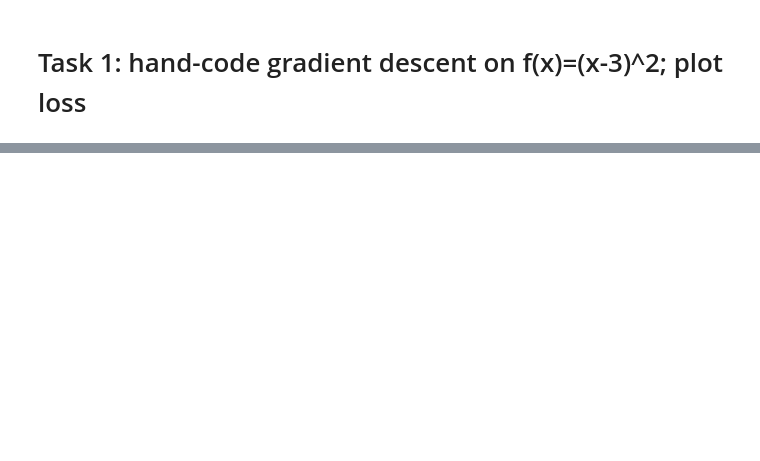
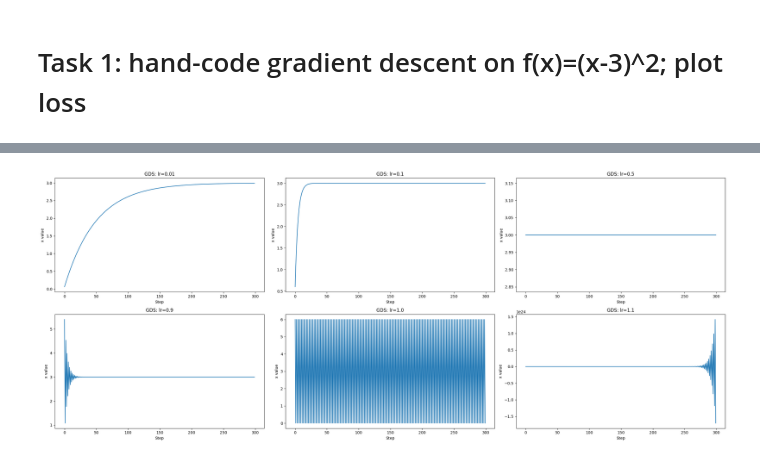
Before and after one commit to m3likaj/Learning-Amharic-OCR, a Jupyter notebook: notebooks/01_pytorch_basics.ipynb, the cells around one changed output, grey strips where cells are left out. Drawn from its saved outputs; the diff is of its cells as text; code cells hidden in the pictures; blank space fills up the shorter version.

```diff
--- a/notebooks/01_pytorch_basics.ipynb
+++ b/notebooks/01_pytorch_basics.ipynb
@@ -54,0 +89,5 @@ final x: 2.993002482996146
+# %%
+#seeing how x moves along
+plot_results(x_path,steps,"x value")
+# %% [output]
+[figure, added]
```
Also changed, not shown: parts of 5 cells of this notebook.
